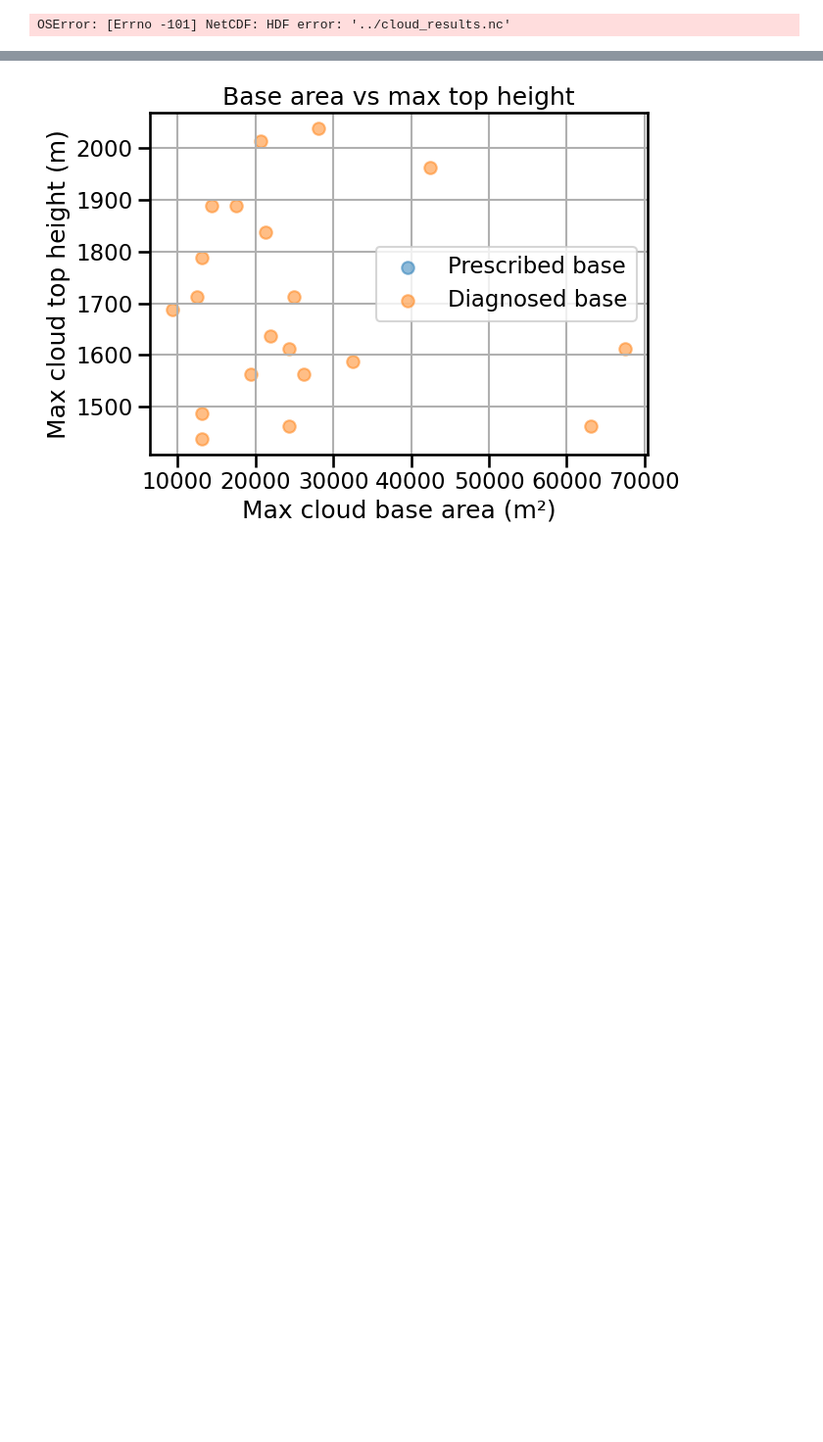
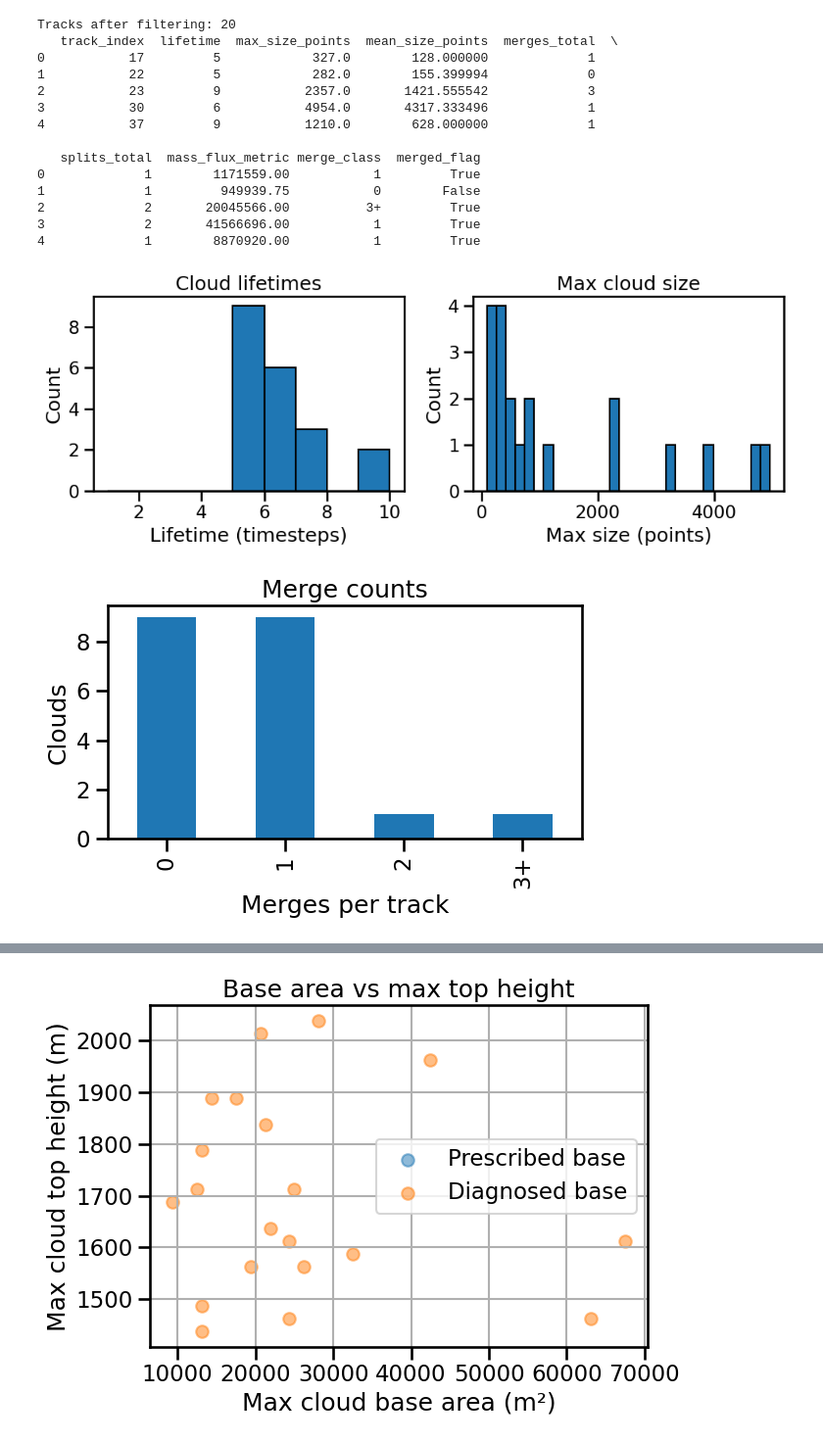
Before and after one commit to jurezgubic/CloudTracking, a Jupyter notebook: analysis/output_analysis_basics.ipynb, the cells around one changed output, grey strips where cells are left out. Shown: that part at 98% size. Saved outputs shown, nothing was run; the diff lists cells and outputs as text; code cells hidden in the pictures; blank space fills up the shorter version.

Commit message:
Update basic plots

```diff
--- a/analysis/output_analysis_basics.ipynb
+++ b/analysis/output_analysis_basics.ipynb
@@ -1,5 +1,5 @@
 # %%
-# PARAMETERS (edit)
+# PARAMETERS
 nc_file = "../cloud_results.nc"
 min_max_size_points = 10        # Track must reach at least this many voxels once
 min_lifetime_steps = 5        # Track must exist (non-NaN size) at least this many timesteps
@@ -20,6 +20,9 @@ sns.set_context("talk")
 
 # ---------------- Core extraction & processing ---------------- #
 def load_tracks(nc_path):
+    def read_opt(ds, name):
+        var = ds.variables.get(name)
+        return np.ma.filled(var[:], np.nan) if var is not None else None
     with Dataset(nc_path) as ds:
         valid_track = np.asarray(ds.variables['valid_track'][:])
         size = np.ma.filled(ds.variables['size'][:], np.nan)
@@ -27,10 +30,16 @@ def load_tracks(nc_path):
         merges_count = np.ma.filled(ds.variables['merges_count'][:], 0)
         splits_count = np.ma.filled(ds.variables['splits_count'][:], 0)
         height = np.asarray(ds.variables['height'][:])
-        cloud_base_area = np.ma.filled(ds.variables.get('cloud_base_area', None), np.nan)
-        max_height = np.ma.filled(ds.variables.get('max_height', None), np.nan)
-        base_radius_diagnosed = np.ma.filled(ds.variables.get('base_radius_diagnosed', None), np.nan)
-        cloud_base_height = np.ma.filled(ds.variables.get('cloud_base_height', None), np.nan)  # <-- Add this line
+
+        # optionals (properly sliced)
+        cloud_base_area = read_opt(ds, 'cloud_base_area')
+        max_height = read_opt(ds, 'max_height')
+        cloud_base_height = read_opt(ds, 'cloud_base_height')
+        base_radius_diagnosed = read_opt(ds, 'base_radius_diagnosed')
+        base_radius_prescribed = read_opt(ds, 'base_radius_prescribed')
+        max_w_cloud_base = read_opt(ds, 'max_w_cloud_base')
+        w_per_level = read_opt(ds, 'w_per_level')  # (track,time,level)
+
     return dict(
         valid_track=valid_track,
         size=size,
@@ -40,9 +49,17 @@ def load_tracks(nc_path):
         height=height,
         cloud_base_area=cloud_base_area,
         max_height=max_height,
+        cloud_base_height=cloud_base_height,
         base_radius_diagnosed=base_radius_diagnosed,
-        cloud_base_height=cloud_base_height
+        base_radius_prescribed=base_radius_prescribed,
+        max_w_cloud_base=max_w_cloud_base,
+        w_per_level=w_per_level,
     )
+
+
+
+
+
 
 def build_track_dataframe(data, min_max_size_points, min_lifetime_steps,
                           use_integrated_mass_flux, time_step_seconds,
@@ -186,31 +203,46 @@ def plot_size_histogram(df, which='max', bins=30, log=False):
     plt.title(f"{which.capitalize()} size histogram by merge count")
     plt.legend()
     plt.tight_layout()
 
 # ---------------- Run pipeline ---------------- #
 raw = load_tracks(nc_file)
 voxel_vol = infer_voxel_volumes(raw['height'], volume_dx, volume_dy)  # still optional
 
 df_tracks = build_track_dataframe(raw,
                                   min_max_size_points=min_max_size_points,
                                   min_lifetime_steps=min_lifetime_steps,
                                   use_integrated_mass_flux=use_integrated_mass_flux,
                                   time_step_seconds=time_step_seconds)
 
 df_tracks = categorize_merges(df_tracks)
 
 print(f"Tracks after filtering: {len(df_tracks)}")
 print(df_tracks.head())
 
 # Basic overview histograms first
 plot_basic_histograms(df_tracks)
 
 # Other summaries
 plot_merge_frequency_counts(df_tracks)
 plot_split_frequency_counts(df_tracks)
 plot_mass_flux_by_merge_category(df_tracks)
 plot_size_histogram(df_tracks, which='max', bins=25, log=False)
 plot_size_histogram(df_tracks, which='mean', bins=25, log=False)
 plt.show()
 # %% [output]
-OSError: [Errno -101] NetCDF: HDF error: '../cloud_results.nc'
+Tracks after filtering: 20
+   track_index  lifetime  max_size_points  mean_size_points  merges_total  \
+0           17         5            327.0        128.000000             1
+1           22         5            282.0        155.399994             0
+2           23         9           2357.0       1421.555542             3
+3           30         6           4954.0       4317.333496             1
+4           37         9           1210.0        628.000000             1
+
+   splits_total  mass_flux_metric merge_class  merged_flag
+0             1        1171559.00           1         True
+1             1         949939.75           0        False
+2             2       20045566.00          3+         True
+3             2       41566696.00           1         True
+4             1        8870920.00           1         True
+[figure, added]
+[figure, added]
```
Also changed, not shown: parts of 4 cells of this notebook, 1 other file.
